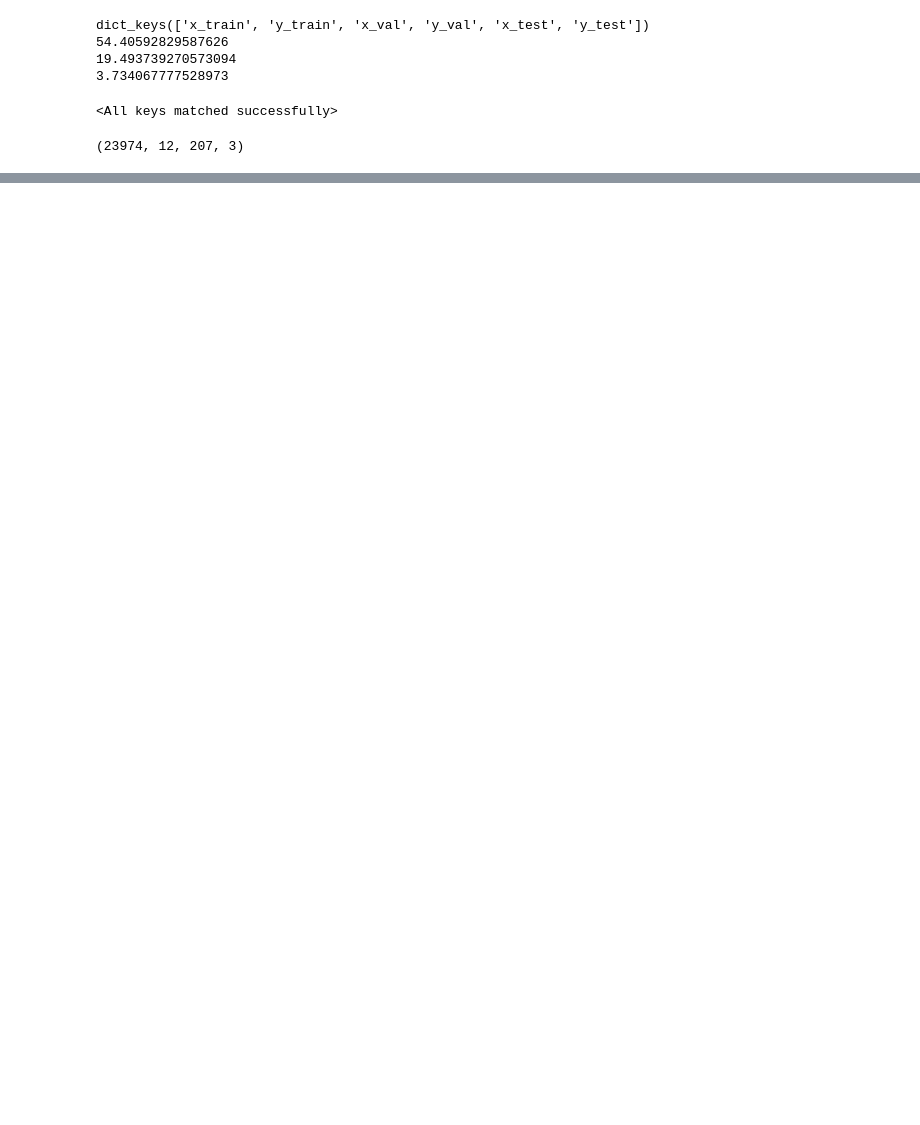
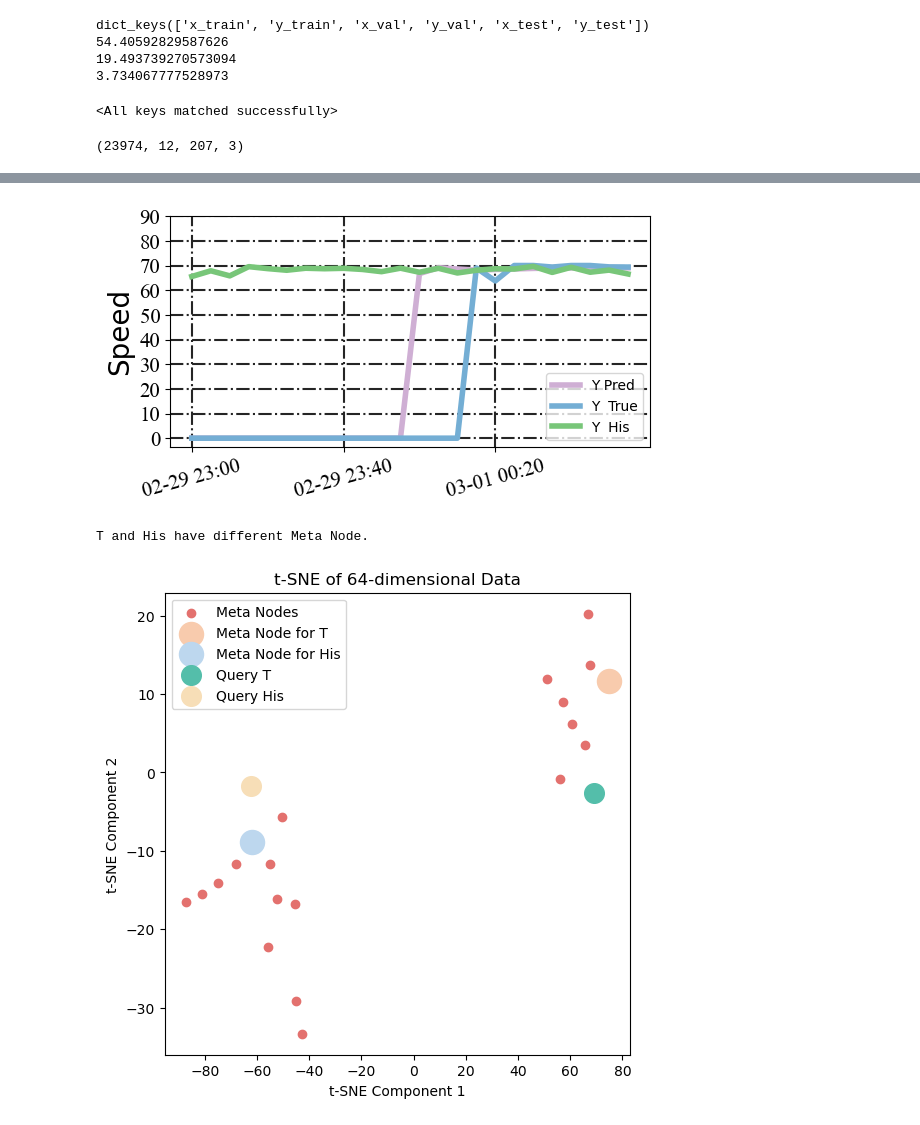
Before and after one commit to deepkashiwa20/CL-Traff, a Jupyter notebook: draw_case_LA.ipynb, the cells around one changed output, grey strips where cells are left out. Saved outputs shown, nothing was run; the diff lists cells and outputs as text; code cells hidden in the pictures; blank space fills up the shorter version.

```diff
--- a/draw_case_LA.ipynb
+++ b/draw_case_LA.ipynb
@@ -311 +321,9 @@ T and His share the same Meta Node.
+# %%
+node_index=105
+time_index=0
+draw_all(time_index,node_index,data,model,scaler)
+# %% [output]
+[figure, added]
+T and His have different Meta Node.
+[figure, added]
 # %%
```
Also changed, not shown: parts of 8 cells of this notebook, 4 other files.
